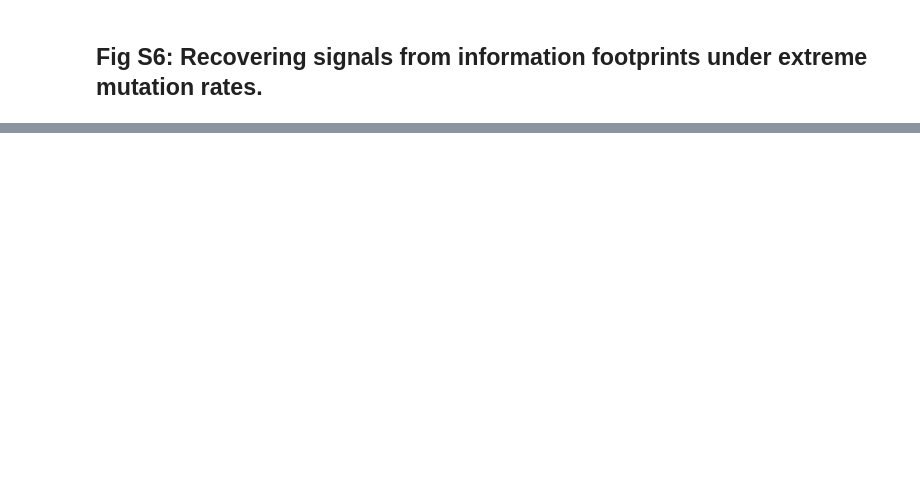
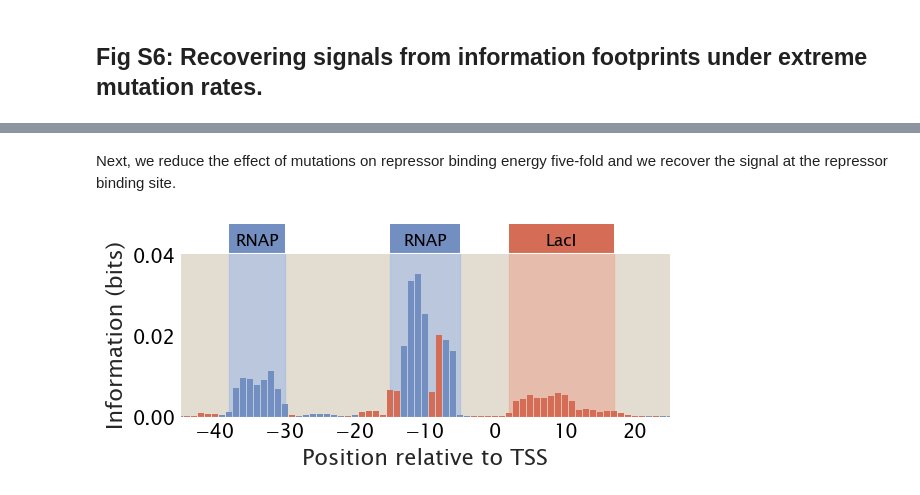
Before and after one commit to RPGroup-PBoC/theoretical_regseq, a Jupyter notebook: SI_notebooks/figS6_recovering_signals.ipynb, the cells around one changed output, grey strips where cells are left out. Cells and saved outputs as stored; diff of their text form; code cells hidden in the pictures; blank space fills up the shorter version.

```diff
--- a/SI_notebooks/figS6_recovering_signals.ipynb
+++ b/SI_notebooks/figS6_recovering_signals.ipynb
@@ -111,0 +106,15 @@ tregs.footprint.plot_footprint(promoter, df, region_params,
+# %% [markdown]
+Next, we reduce the effect of mutations on repressor binding energy five-fold and we recover the signal at the repressor binding site.
+# %%
+rep_emat_weak = rep_emat / 5
+
+df = tregs.simulate.sim(promoter, tregs.simulate.simrep_pbound, [rnap_site, rep_site],
+                        *[n_NS, n_p, n_r, rnap_emat, rep_emat_weak, ep_wt, er_wt],
+                        mutrate=0.2)
+
+region_params = [(-38, -30, 'P', 'RNAP'), (-15, -5, 'P', 'RNAP'), (2, 17, 'R', 'LacI')]
+tregs.footprint.plot_footprint(promoter, df, region_params,
+                               x_lims=(-45, 25), fig_width=6,
+                               outfile=out_fdir + 'weak_repressor_emat.pdf')
+# %% [output]
+[figure, added]
```
Also changed, not shown: parts of 34 cells of this notebook, 4 other files.
